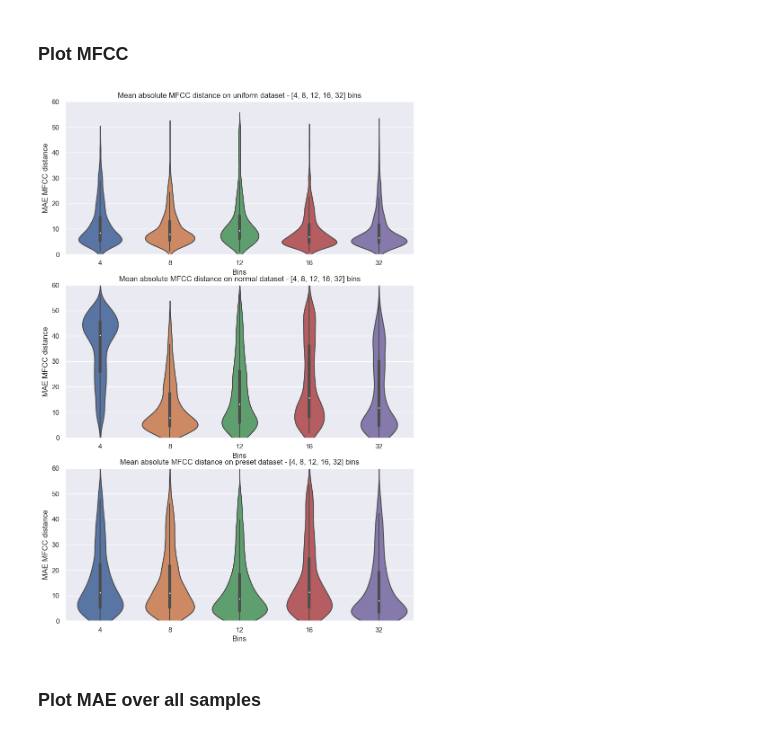
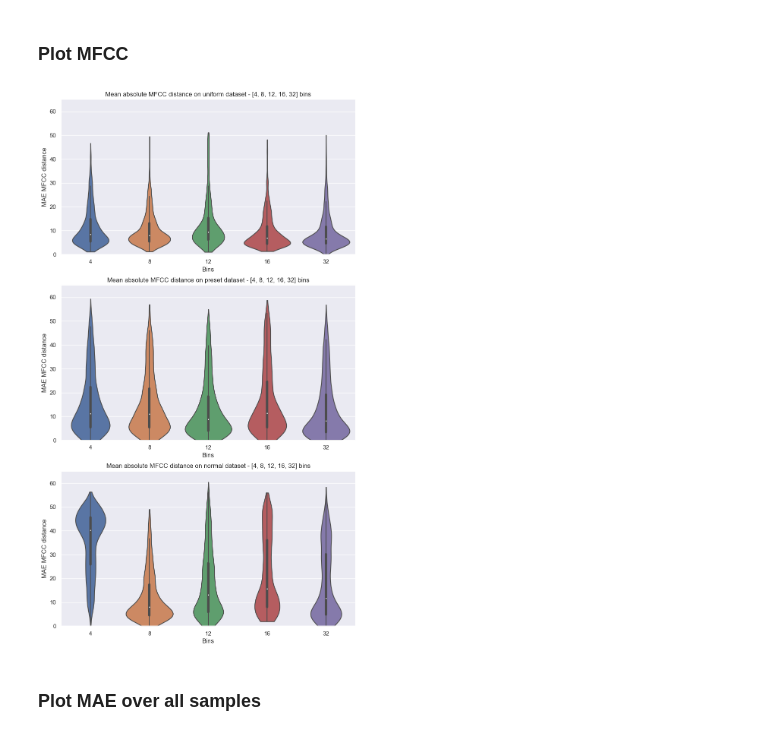
Before and after one commit to hjdeheer/spiegelib, a Jupyter notebook: src/plots.ipynb, the cells around one changed output. Saved outputs shown, nothing was run; the diff lists cells and outputs as text; code cells hidden in the pictures.

```diff
--- a/src/plots.ipynb
+++ b/src/plots.ipynb
@@ -82,14 +82,14 @@ true_patch = np.load(f"../data/{datasetName}/patch/patches.npy", allow_pickle=Tr
 
 #Run all configurations!
 allBins = [4, 8, 12, 16, 32]
-allDatasets = ["uniform", "normal", "preset"]
+allDatasets = ["uniform", "preset", "normal"]
 pred_audio = {}
 pred_patch = {}
 
-#Setup metrics
-mfcc_scores = {}
-mpe_scores = {}
-mae_scores = {}
+#Setup and load metric scores
+mfcc_scores = np.load(f"../data/{datasetName}/scores/mfcc.npy", allow_pickle=True).item()
+mpe_scores = np.load(f"../data/{datasetName}/scores/mpe.npy", allow_pickle=True).item()
+mae_scores = np.load(f"../data/{datasetName}/scores/mae.npy", allow_pickle=True).item()
 
 for dataset, bins in list(itertools.product(allDatasets, allBins)):
     pred_audio[(dataset, bins)] = [spgl.AudioBuffer.load_folder(f"../data/{datasetName}/predict_{dataset}_{bins}")]
@@ -99,8 +104,7 @@ for dataset, bins in list(itertools.product(allDatasets, allBins)):
 # %%
 #Generate 3 plots for each dataset (now only 2)
 
-fix, axes = plt.subplots(3, 1, figsize=(2 * len(automatableKeys), 18))
-
+fix, axes = plt.subplots(3, 1, figsize=(2 * len(automatableKeys), 20))
 
 n = len(automatableKeys)
 r = np.arange(n)
@@ -111,9 +115,9 @@ for ax, currDataset in zip(axes, allDatasets):
     x_bar = [x['name'] + f"\nw = {str(round(y, 2))}" for x, y in zip(parameterModel[automatableKeys], weights)]
     for bin in allBins:
         #Calculate mpe and store in dict
-        mpe, mpe_std = calculateMPE(true_patch, pred_patch[(currDataset, bin)])
-        mpe_scores[(currDataset, bin)] = (mpe, mpe_std)
-
+        # mpe, mpe_std = calculateMPE(true_patch, pred_patch[(currDataset, bin)])
+        # mpe_scores[(currDataset, bin)] = (mpe, mpe_std)
+        mpe, mpe_std = mpe_scores[(currDataset, bin)]
         #Plot the bar
         ax.bar(r + position, height=mpe, width= width)
         position += width
@@ -136,31 +140,35 @@ plt.show()
 # %%
 #Generate 3 plots for each dataset (now only 2)
 
-fix, axes = plt.subplots(3, 1, figsize=(10, 15))
+fix, axes = plt.subplots(3, 1, figsize=(10, 18))
 
 n = len(automatableKeys)
 r = np.arange(n)
+
+mfcc_scores = {}
 
 for ax, currDataset in zip(axes, allDatasets):
     dataDict = {}
     for bin in allBins:
         #Calculate mfcc and store in dict
         mfcc, mfcc_mean, mfcc_std = calculateMFCC(true_audio, pred_audio[(currDataset, bin)])
         mfcc_scores[(currDataset, bin)] = (mfcc, mfcc_mean, mfcc_std)
+
+        #(mfcc, mfcc_mean, mfcc_std) = mfcc_scores[(currDataset, bin)]
         dataDict[bin] = mfcc
     df = pd.DataFrame.from_dict(dataDict)
-    sns.violinplot(df, ax=ax)
+    sns.violinplot(df, ax=ax, cut = 0)
     ax.set_ylabel("MAE MFCC distance")
     ax.set_xlabel("Bins")
     ax.set_title(f"Mean absolute MFCC distance on {currDataset} dataset - {str(allBins)} bins")
-    ax.set_ylim(0, 60)
+    ax.set_ylim(0, 65)
 
 
 plt.savefig("../data/plots/MFCC.png")
 
 plt.show()
 # %% [output]
-[figure, old version]
+[figure, new version]
 # %% [markdown]
 ### Plot MAE over all samples
 # %%
```
Also changed, not shown: parts of 14 cells of this notebook.
